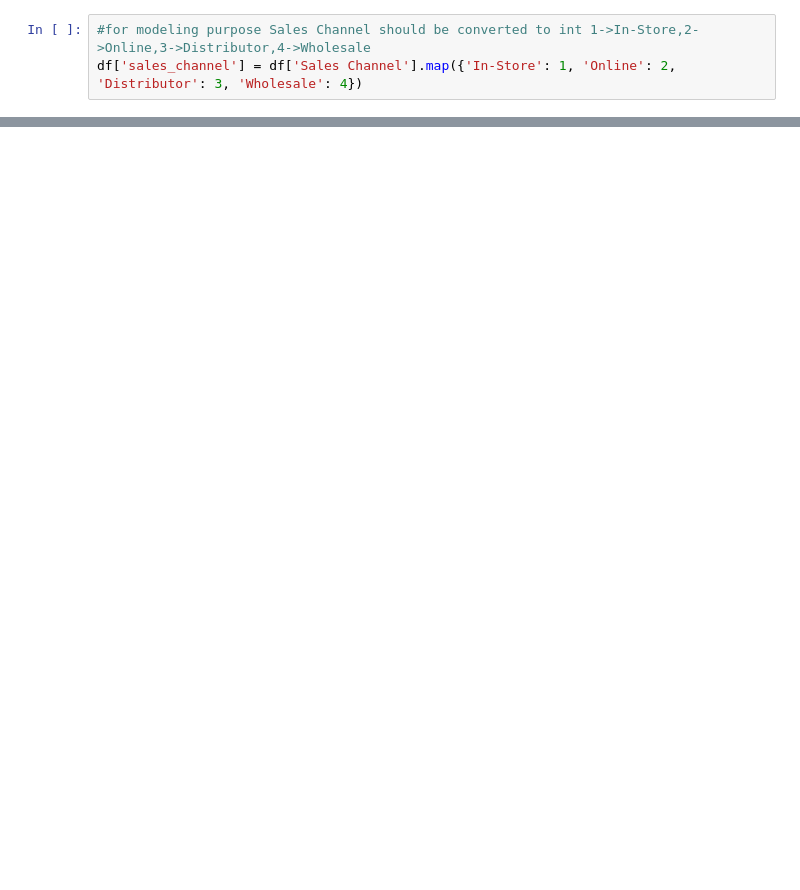
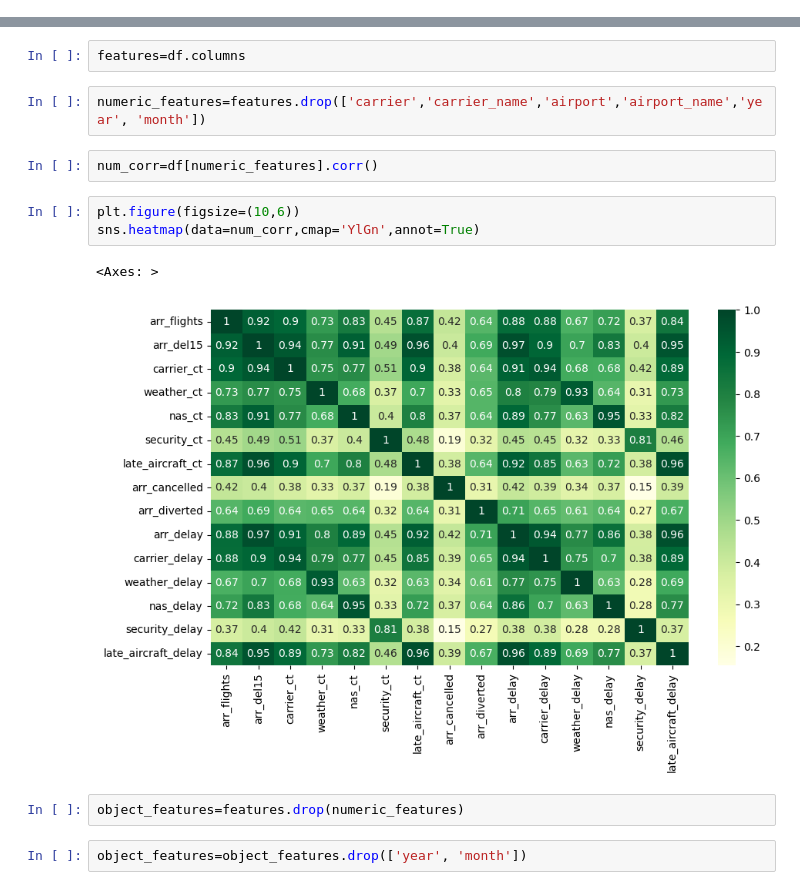
Before and after one commit to rohit-01042002/projects, a Jupyter notebook: Untitled.ipynb, the cells around one changed output, grey strips where cells are left out. Cells and saved outputs as stored; diff of their text form; blank space fills up the shorter version.

```diff
--- a/Untitled.ipynb
+++ b/Untitled.ipynb
@@ -162,3 +53,0 @@ sns.scatterplot(x=df['Discount Applied'],y=df['Order Quantity']*df['Unit Price']
-# %%
-#for modeling purpose Sales Channel should be converted to int 1->In-Store,2->Online,3->Distributor,4->Wholesale
-df['sales_channel'] = df['Sales Channel'].map({'In-Store': 1, 'Online': 2, 'Distributor': 3, 'Wholesale': 4})
@@ -274,0 +109,16 @@ y_pred=model.predict(x_test)
+# %%
+features=df.columns
+# %%
+numeric_features=features.drop(['carrier','carrier_name','airport','airport_name','year', 'month'])
+# %%
+num_corr=df[numeric_features].corr()
+# %%
+plt.figure(figsize=(10,6))
+sns.heatmap(data=num_corr,cmap='YlGn',annot=True)
+# %% [output]
+<Axes: >
+[figure, added]
+# %%
+object_features=features.drop(numeric_features)
+# %%
+object_features=object_features.drop(['year', 'month'])
```
Also changed, not shown: parts of 72 cells of this notebook.
